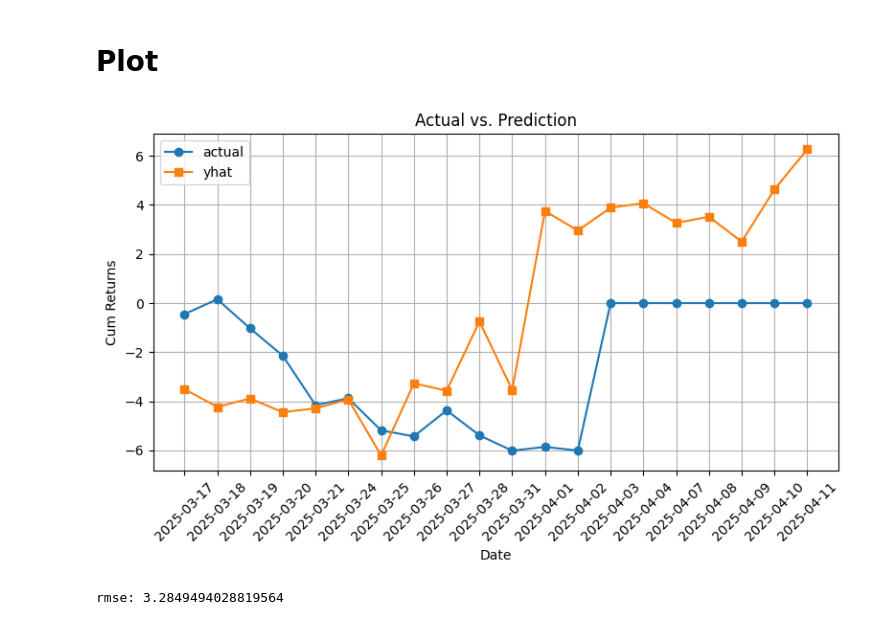
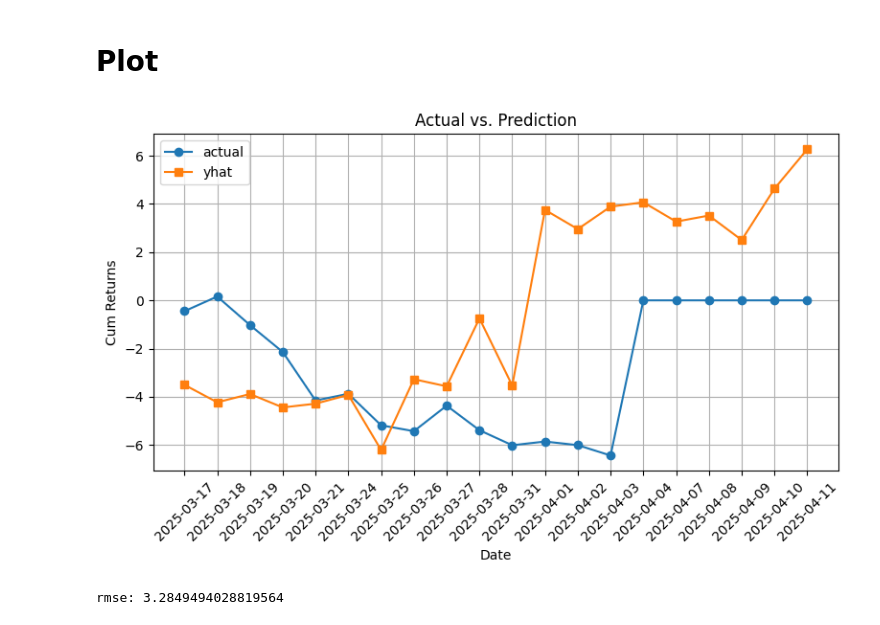
Before and after one commit to agux/marten, a Jupyter notebook: notebooks/0.1-misc.ipynb, the cells around one changed output. Cells and saved outputs as stored; diff of their text form; code cells hidden in the pictures.

```diff
--- a/notebooks/0.1-misc.ipynb
+++ b/notebooks/0.1-misc.ipynb
@@ -687,7 +687,7 @@ actual = [
     -6.01040155249514917200,
     -5.85692593719021850100,
     -6.00672639663896142600,
-    0,
+    -6.43683021732058120200,
     0,
     0,
     0,
@@ -736,34 +736,34 @@ date = [
     "2025-04-03",
     "2025-04-04",
     "2025-04-07",
     "2025-04-08",
     "2025-04-09",
     "2025-04-10",
     "2025-04-11",
 ]
 
 # x-values as indices
 x_values = range(len(actual))
 
 plt.figure(figsize=(8, 5))  # optional: set figure size
 
 # Plot two lines, one for actual and one for predicted
 plt.plot(x_values, actual, marker="o", label="actual")
 plt.plot(x_values, predicted, marker="s", label="yhat")
 
 plt.title("Actual vs. Prediction")
 plt.xlabel("Date")
 plt.ylabel("Cum Returns")
 
 # Replace numeric x-ticks with the dates
 plt.xticks(x_values, date, rotation=45)
 
 plt.legend()
 plt.grid(True)
 plt.tight_layout()  # Helps ensure labels and ticks fit in the figure
 plt.show()
 # %% [output]
-[figure, old version]
+[figure, new version]
 # %%
 import statistics
 import numpy as np
```
Also changed, not shown: 2 other files.
